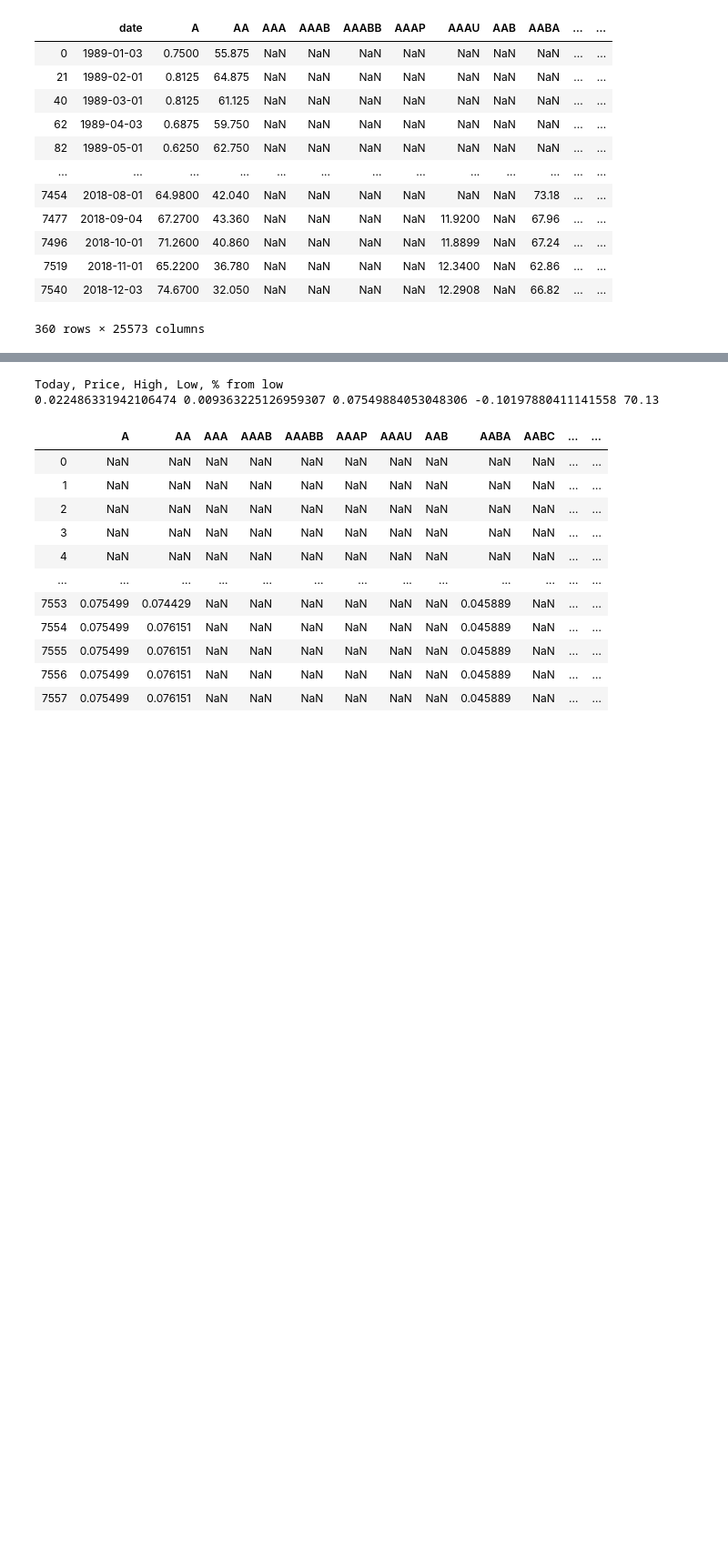
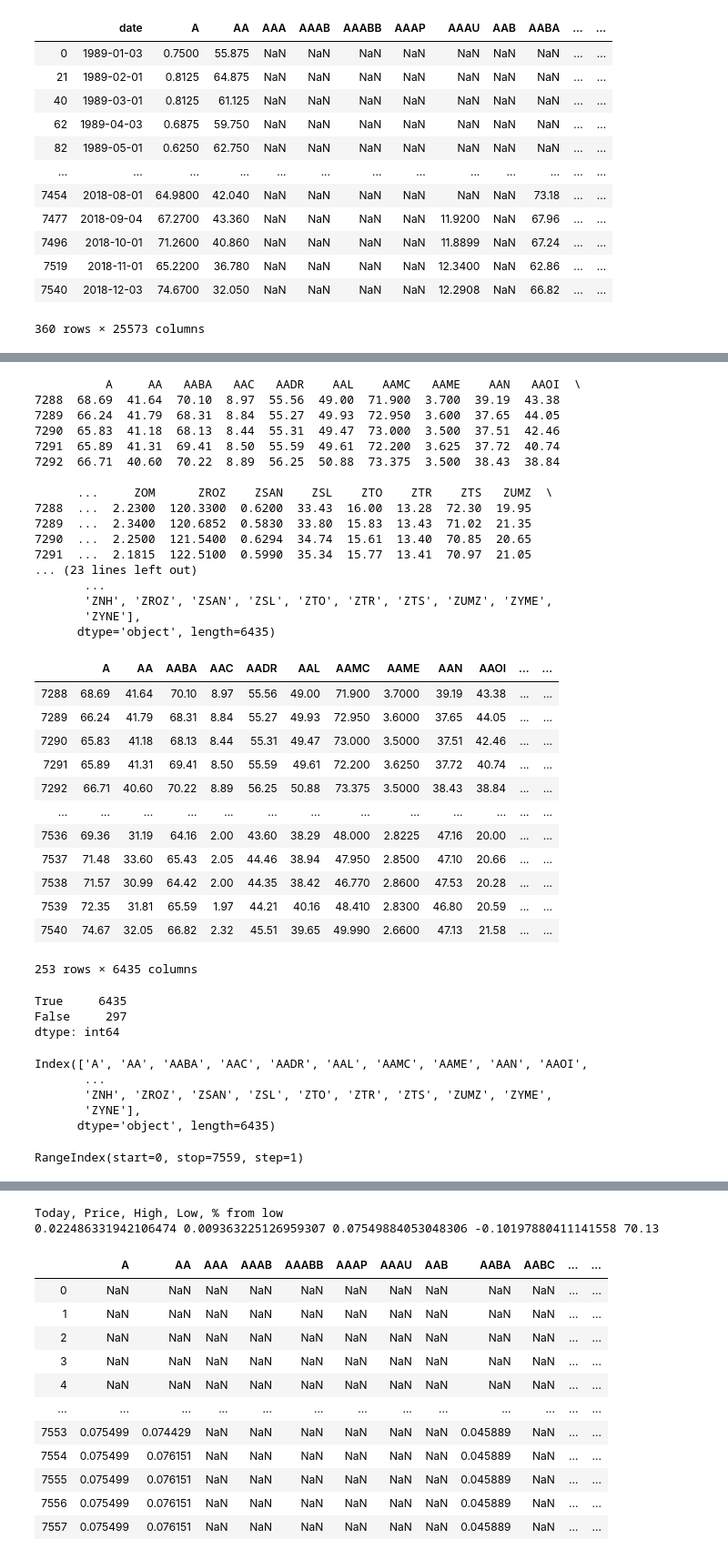
Before and after one commit to ozanozd/Financial_Big_Data_52_weeks, a Jupyter notebook: 52Weeks.ipynb, the cells around one changed output, grey strips where cells are left out. Shown: that part at 91% size. Cells and saved outputs as stored; diff of their text form; code cells hidden in the pictures; blank space fills up the shorter version.

```diff
--- a/52Weeks.ipynb
+++ b/52Weeks.ipynb
@@ -92,0 +413,66 @@ start_months
+# %%
+mask = (prices['date'] >= prices.loc[7288]['date']) & (prices['date'] <= prices.loc[7540]['date'])
+prices_in_window =  prices.loc[mask].drop(['date'],axis=1)
+wo_nan_df = prices_in_window.dropna(axis=1)
+print(wo_nan_df.head())
+highs = wo_nan_df.max()
+lb = Lower_threshold * highs
+ub = Upper_threshold * highs
+assets_within_threshold = ((wo_nan_df.gt(lb, axis=1)) & (wo_nan_df.lt(ub, axis=1))).sum(axis=0)>0
+print(assets_within_threshold)
+long_pos = wo_nan_df.columns[assets_within_threshold]
+print(long_pos)
+
+ozi = prices.iloc[7288:7540][long_pos]
+wo_nan_df[long_pos]
+# %% [output]
+          A     AA   AABA   AAC   AADR    AAL    AAMC   AAME    AAN   AAOI  \
+7288  68.69  41.64  70.10  8.97  55.56  49.00  71.900  3.700  39.19  43.38
+7289  66.24  41.79  68.31  8.84  55.27  49.93  72.950  3.600  37.65  44.05
+7290  65.83  41.18  68.13  8.44  55.31  49.47  73.000  3.500  37.51  42.46
+7291  65.89  41.31  69.41  8.50  55.59  49.61  72.200  3.625  37.72  40.74
+7292  66.71  40.60  70.22  8.89  56.25  50.88  73.375  3.500  38.43  38.84
+
+      ...     ZOM      ZROZ    ZSAN    ZSL    ZTO    ZTR    ZTS   ZUMZ  \
+7288  ...  2.2300  120.3300  0.6200  33.43  16.00  13.28  72.30  19.95
+7289  ...  2.3400  120.6852  0.5830  33.80  15.83  13.43  71.02  21.35
+7290  ...  2.2500  121.5400  0.6294  34.74  15.61  13.40  70.85  20.65
+7291  ...  2.1815  122.5100  0.5990  35.34  15.77  13.41  70.97  21.05
+... (23 lines left out)
+       ...
+       'ZNH', 'ZROZ', 'ZSAN', 'ZSL', 'ZTO', 'ZTR', 'ZTS', 'ZUMZ', 'ZYME',
+       'ZYNE'],
+      dtype='object', length=6435)
+|  | A | AA | AABA | AAC | AADR | AAL | AAMC | AAME | AAN | AAOI | ... | ... |
+| 7288 | 68.69 | 41.64 | 70.10 | 8.97 | 55.56 | 49.00 | 71.900 | 3.7000 | 39.19 | 43.38 | ... | ... |
+| 7289 | 66.24 | 41.79 | 68.31 | 8.84 | 55.27 | 49.93 | 72.950 | 3.6000 | 37.65 | 44.05 | ... | ... |
+| 7290 | 65.83 | 41.18 | 68.13 | 8.44 | 55.31 | 49.47 | 73.000 | 3.5000 | 37.51 | 42.46 | ... | ... |
+| 7291 | 65.89 | 41.31 | 69.41 | 8.50 | 55.59 | 49.61 | 72.200 | 3.6250 | 37.72 | 40.74 | ... | ... |
+| 7292 | 66.71 | 40.60 | 70.22 | 8.89 | 56.25 | 50.88 | 73.375 | 3.5000 | 38.43 | 38.84 | ... | ... |
+| ... | ... | ... | ... | ... | ... | ... | ... | ... | ... | ... | ... | ... |
+| 7536 | 69.36 | 31.19 | 64.16 | 2.00 | 43.60 | 38.29 | 48.000 | 2.8225 | 47.16 | 20.00 | ... | ... |
+| 7537 | 71.48 | 33.60 | 65.43 | 2.05 | 44.46 | 38.94 | 47.950 | 2.8500 | 47.10 | 20.66 | ... | ... |
+| 7538 | 71.57 | 30.99 | 64.42 | 2.00 | 44.35 | 38.42 | 46.770 | 2.8600 | 47.53 | 20.28 | ... | ... |
+| 7539 | 72.35 | 31.81 | 65.59 | 1.97 | 44.21 | 40.16 | 48.410 | 2.8300 | 46.80 | 20.59 | ... | ... |
+| 7540 | 74.67 | 32.05 | 66.82 | 2.32 | 45.51 | 39.65 | 49.990 | 2.6600 | 47.13 | 21.58 | ... | ... |
+253 rows × 6435 columns
+# %%
+assets_within_threshold.value_counts()
+# %% [output]
+True     6435
+False     297
+dtype: int64
+# %%
+assets_within_threshold[assets_within_threshold].index
+# %% [output]
+Index(['A', 'AA', 'AABA', 'AAC', 'AADR', 'AAL', 'AAMC', 'AAME', 'AAN', 'AAOI',
+       ...
+       'ZNH', 'ZROZ', 'ZSAN', 'ZSL', 'ZTO', 'ZTR', 'ZTS', 'ZUMZ', 'ZYME',
+       'ZYNE'],
+      dtype='object', length=6435)
+# %%
+weights = 1/len(long_pos)
+dates_perf = prices.index.get_level_values(0)
+dates_perf
+# %% [output]
+RangeIndex(start=0, stop=7559, step=1)
```
Also changed, not shown: parts of 36 cells of this notebook.
